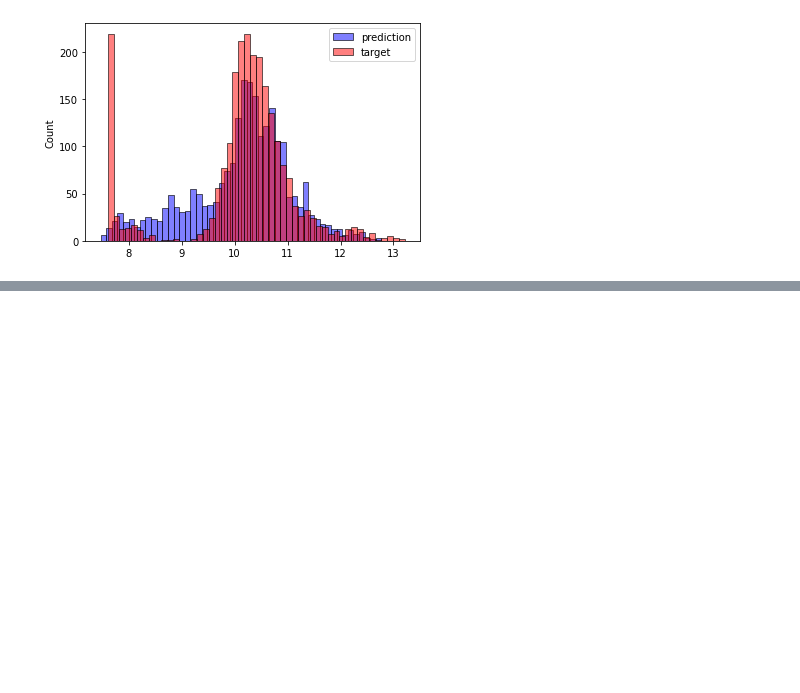
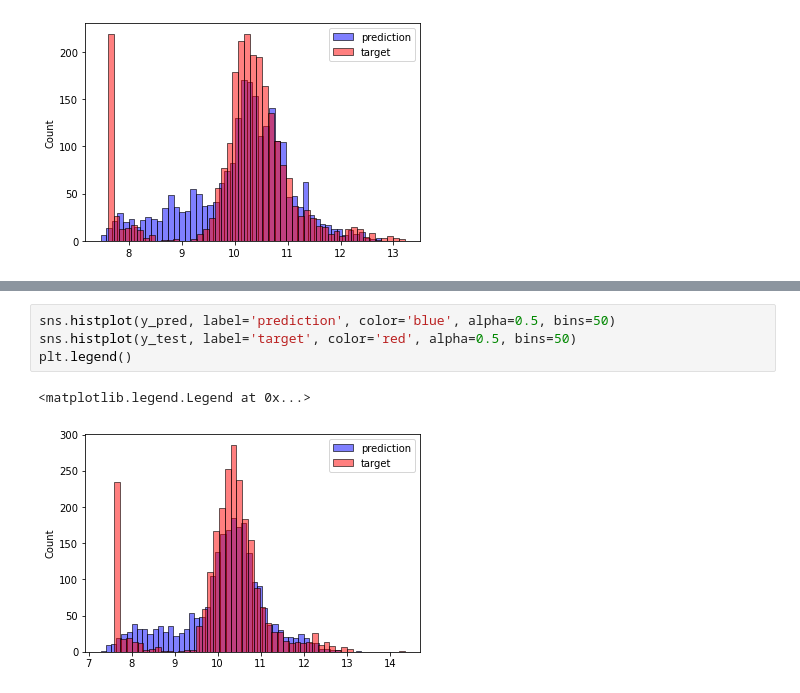
Before and after one commit to ialjadani/MachineLearning, a Jupyter notebook: Bookcamp/chapter-02-car-price/chapter-02-car-price-project.ipynb, the cells around one changed output, grey strips where cells are left out. Saved outputs shown, nothing was run; the diff lists cells and outputs as text; blank space fills up the shorter version.

```diff
--- a/Bookcamp/chapter-02-car-price/chapter-02-car-price-project.ipynb
+++ b/Bookcamp/chapter-02-car-price/chapter-02-car-price-project.ipynb
@@ -350,0 +523,7 @@ plt.legend()
+# %%
+sns.histplot(y_pred, label='prediction', color='blue', alpha=0.5, bins=50)
+sns.histplot(y_test, label='target', color='red', alpha=0.5, bins=50)
+plt.legend()
+# %% [output]
+<matplotlib.legend.Legend at 0x...>
+[figure, added]
```
Also changed, not shown: parts of 16 cells of this notebook.
